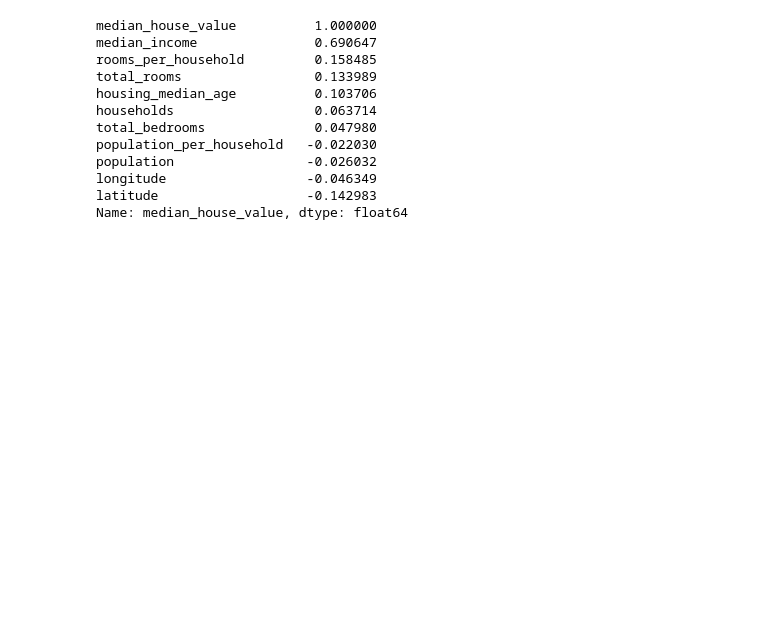
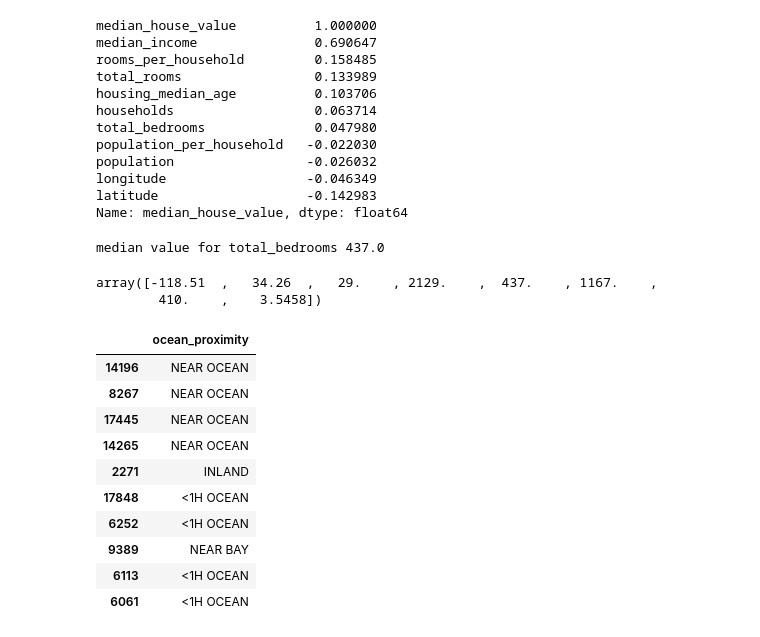
Before and after one commit to nhareesha/MLAI, a Jupyter notebook: notebooks/predict_housing_price.ipynb, the cells around one changed output. Cells and saved outputs as stored; diff of their text form; code cells hidden in the pictures; blank space fills up the shorter version.

```diff
--- a/notebooks/predict_housing_price.ipynb
+++ b/notebooks/predict_housing_price.ipynb
@@ -247,3 +247,15 @@ housing = train_set.drop("median_house_value", axis = 1)
 housing_labels = train_set["median_house_value"].copy()
 # %%
 # Data Cleaning
+# 1. Handling missing features - total_bedrooms attribute has some missing values. total_bedrooms      20433
+
+# Calculate median total_bedrooms median and assign the value to missing values.
+
+# Need this same median value - to use in test set
+median = housing["total_bedrooms"].median()
+
+print(f"median value for total_bedrooms {median}")
+
+housing["total_bedrooms"].fillna(median, inplace = True)
+# %% [output]
+median value for total_bedrooms 437.0
@@ -249,0 +270,11 @@ housing_labels = train_set["median_house_value"].copy()
+# %%
+imputer.fit(housing_num) # calculated median of all numerical attributes
+
+imputer.statistics_
+
+housing_num.median().values
+
+imputer.transform(housing_num) # transforms the dataset
+# %% [output]
+array([-118.51  ,   34.26  ,   29.    , 2129.    ,  437.    , 1167.    ,
+        410.    ,    3.5458])
@@ -249,0 +286,15 @@ housing_labels = train_set["median_house_value"].copy()
+# %%
+housing_cat = housing[["ocean_proximity"]]
+housing_cat.head(10)
+# %% [output]
+|  | ocean_proximity |
+| 14196 | NEAR OCEAN |
+| 8267 | NEAR OCEAN |
+| 17445 | NEAR OCEAN |
+| 14265 | NEAR OCEAN |
+| 2271 | INLAND |
+| 17848 | <1H OCEAN |
+| 6252 | <1H OCEAN |
+| 9389 | NEAR BAY |
+| 6113 | <1H OCEAN |
+| 6061 | <1H OCEAN |
```
Also changed, not shown: parts of 5 cells of this notebook.
